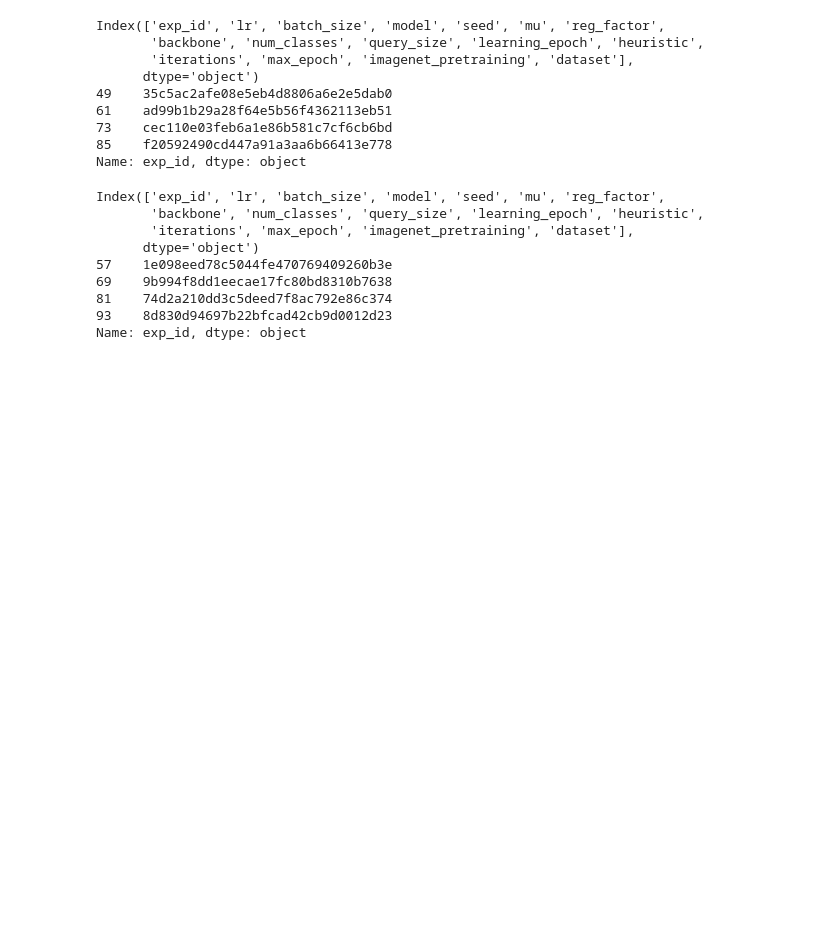
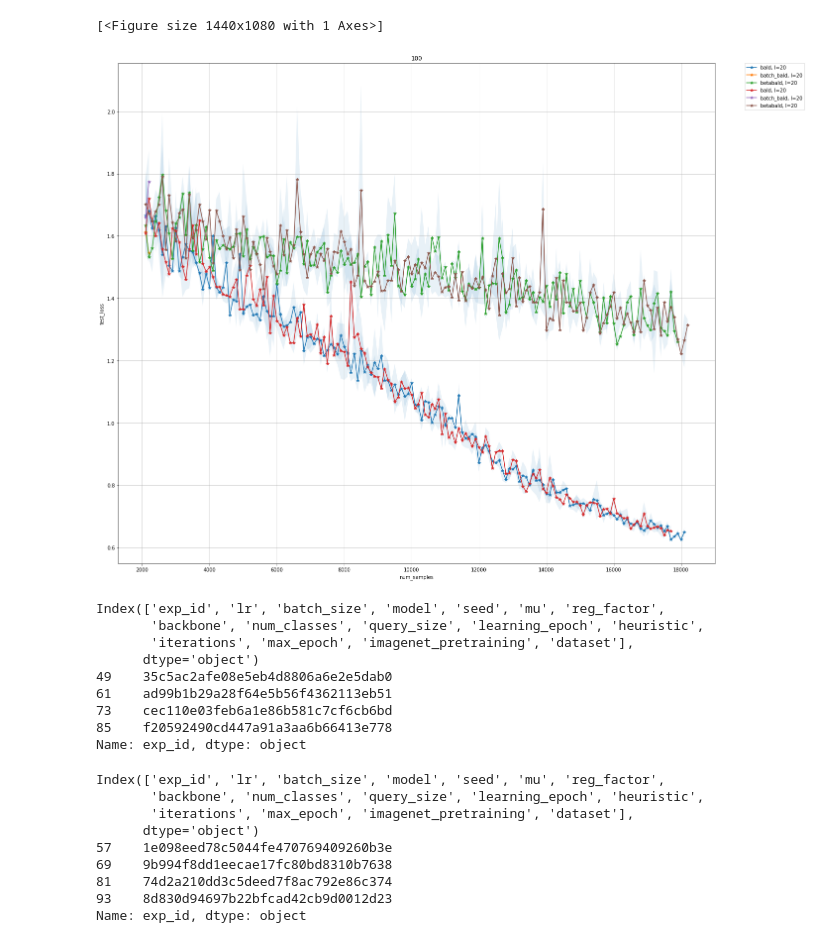
Before and after one commit to ServiceNow/synbols, a Jupyter notebook: benchmarks/notebooks/track_experiments.ipynb, the cells around one changed output. Cells and saved outputs as stored; diff of their text form; code cells hidden in the pictures; blank space fills up the shorter version.

```diff
--- a/benchmarks/notebooks/track_experiments.ipynb
+++ b/benchmarks/notebooks/track_experiments.ipynb
@@ -110,3 +103,50 @@ rm.get_plot(**kwargs)
+# %%
+# please define the path to the experiments
+savedir_base = "/mnt/projects/bayesian-active-learning/synbols_ckpt"
+from benchmarks.scripts.active_learning import EXP_GROUPS
+exp_list = EXP_GROUPS['active_char_betabald']
+
+# get specific experiments, for example, {'model':'resnet34'}
+filterby_list = None
+# group the experiments based on a hyperparameter, for example, ['dataset']
+groupby_list = None
+verbose = 0
+
+# plot vars
+y_metrics='test_loss'
+x_metric='num_samples'
+log_metric_list = ['train_loss']
+map_exp_list = []
+title_list=['query_size']
+legend_list=['heuristic', 'iterations']
+avg_across='seed'
+legend_format = '{}, I={}'
+
+# get experiments
+rm = hr.ResultManager(exp_list=exp_list,
+                      savedir_base=savedir_base,
+                      filterby_list=filterby_list,
+                      verbose=verbose
+                     )
+kwargs = {
+    'y_metric': y_metrics,
+    'x_metric': x_metric,
+    'log_metric_list': log_metric_list,
+    'map_exp_list': map_exp_list,
+    'title_list':title_list,
+    'legend_list': legend_list,
+    'avg_across': avg_across,
+    'figsize': (20, 15),
+    'legend_format': legend_format,
+    'groupby_list': ['query_size']
+}
+
+
+# launch dashboard
+rm.get_plot(**kwargs)
+# %% [output]
+[<Figure size 1440x1080 with 1 Axes>]
+[figure, added]
 # %%
 print(df.columns)
 
```
Also changed, not shown: parts of 2 cells of this notebook, 4 other files.
